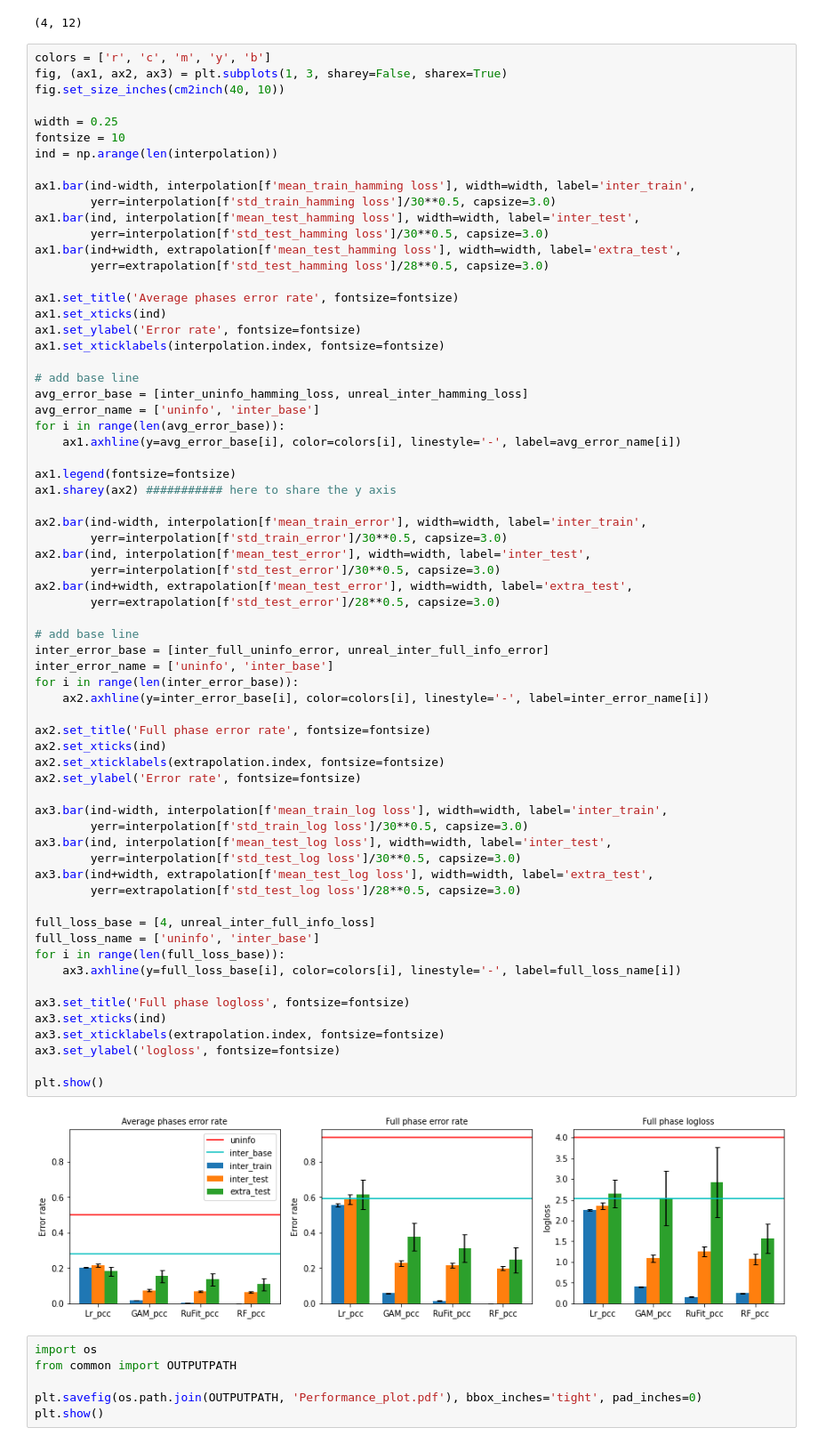
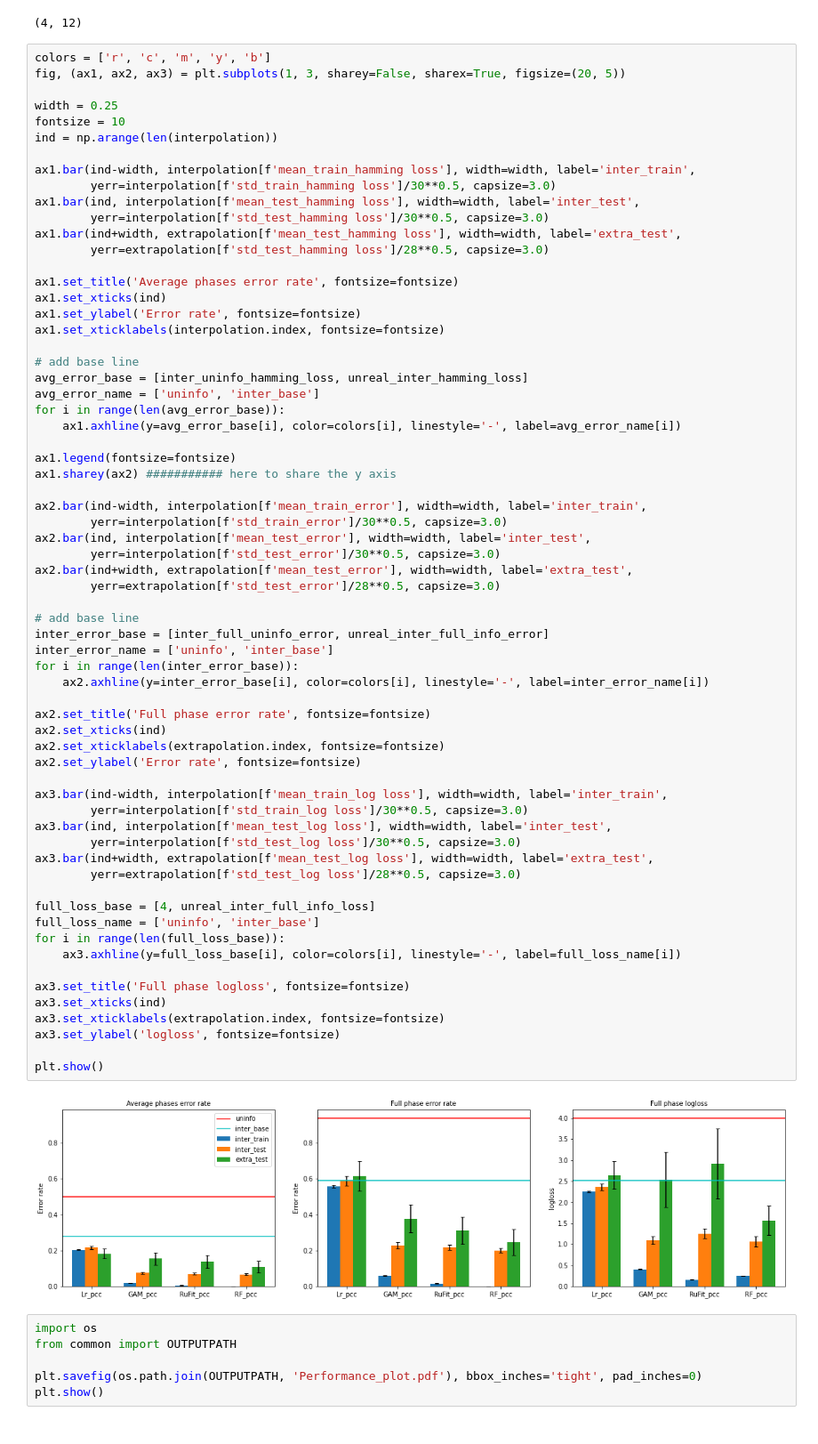
Before and after one commit to marioboley/PISA_ML, a Jupyter notebook: model_evaluation.ipynb, the cells around one changed output. Shown: that part at 89% size. Saved outputs shown, nothing was run; the diff lists cells and outputs as text.

Commit message:
Use figsize control the figure size

```diff
--- a/model_evaluation.ipynb
+++ b/model_evaluation.ipynb
@@ -258,8 +245,7 @@ extrapolation.shape
 (4, 12)
 # %%
 colors = ['r', 'c', 'm', 'y', 'b']
-fig, (ax1, ax2, ax3) = plt.subplots(1, 3, sharey=False, sharex=True)
-fig.set_size_inches(cm2inch(40, 10))
+fig, (ax1, ax2, ax3) = plt.subplots(1, 3, sharey=False, sharex=True, figsize=(20, 5))
 
 width = 0.25
 fontsize = 10
@@ -296,34 +282,34 @@ ax2.bar(ind+width, extrapolation[f'mean_test_error'], width=width, label='extra_
 # add base line
 inter_error_base = [inter_full_uninfo_error, unreal_inter_full_info_error]
 inter_error_name = ['uninfo', 'inter_base']
 for i in range(len(inter_error_base)):
     ax2.axhline(y=inter_error_base[i], color=colors[i], linestyle='-', label=inter_error_name[i])
 
 ax2.set_title('Full phase error rate', fontsize=fontsize)
 ax2.set_xticks(ind)
 ax2.set_xticklabels(extrapolation.index, fontsize=fontsize)
 ax2.set_ylabel('Error rate', fontsize=fontsize)
 
 ax3.bar(ind-width, interpolation[f'mean_train_log loss'], width=width, label='inter_train',
         yerr=interpolation[f'std_train_log loss']/30**0.5, capsize=3.0)
 ax3.bar(ind, interpolation[f'mean_test_log loss'], width=width, label='inter_test',
         yerr=interpolation[f'std_test_log loss']/30**0.5, capsize=3.0)
 ax3.bar(ind+width, extrapolation[f'mean_test_log loss'], width=width, label='extra_test',
         yerr=extrapolation[f'std_test_log loss']/28**0.5, capsize=3.0)
 
 full_loss_base = [4, unreal_inter_full_info_loss]
 full_loss_name = ['uninfo', 'inter_base']
 for i in range(len(full_loss_base)):
     ax3.axhline(y=full_loss_base[i], color=colors[i], linestyle='-', label=full_loss_name[i])
 
 ax3.set_title('Full phase logloss', fontsize=fontsize)
 ax3.set_xticks(ind)
 ax3.set_xticklabels(extrapolation.index, fontsize=fontsize)
 ax3.set_ylabel('logloss', fontsize=fontsize)
 
 plt.show()
 # %% [output]
-[figure, old version]
+[figure, new version]
 # %%
 import os
 from common import OUTPUTPATH
```
Also changed, not shown: parts of 1 cell of this notebook.
